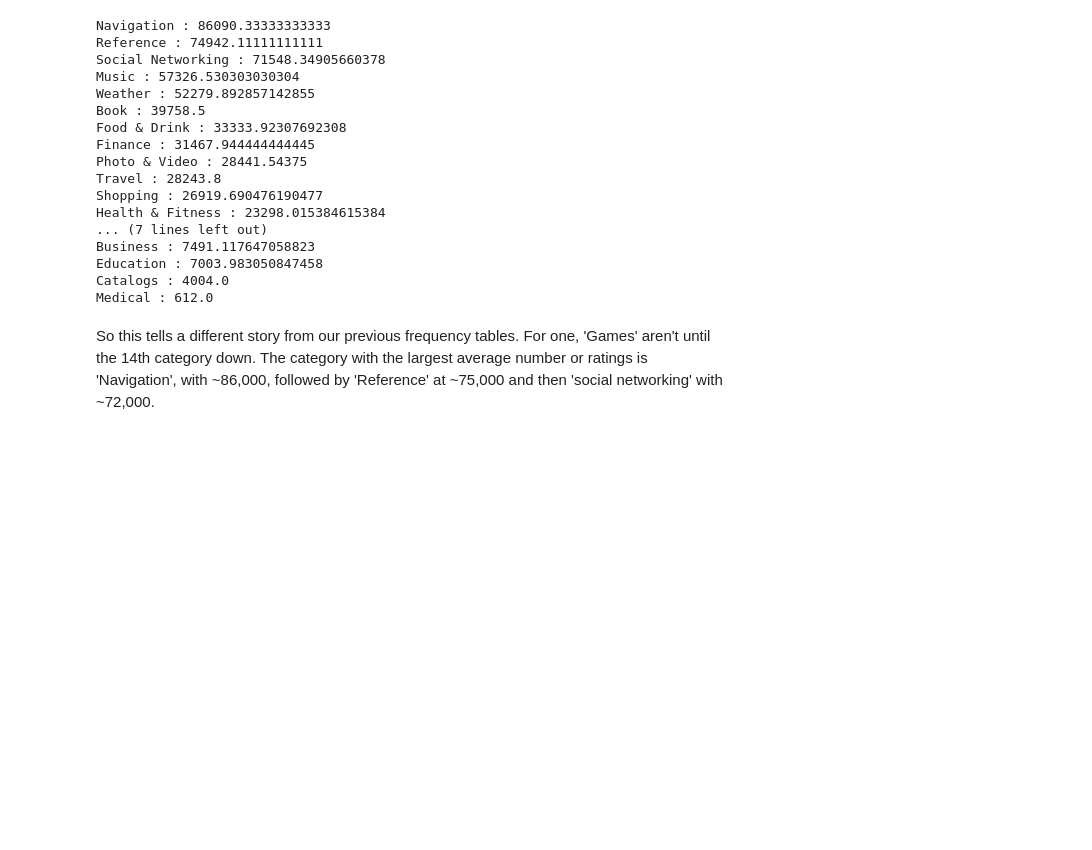
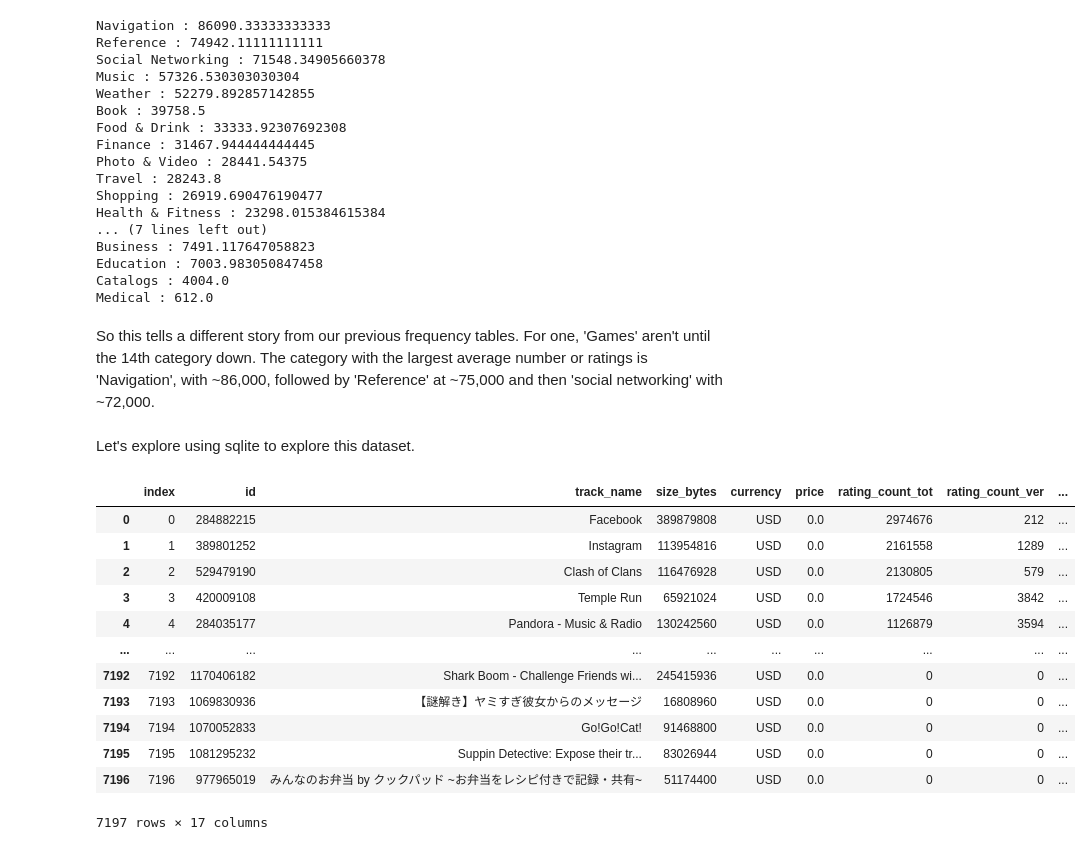
Before and after one commit to adamgrushan/App_Data_Analysis, a Jupyter notebook: initial.ipynb, the cells around one changed output. Drawn from its saved outputs; the diff is of its cells as text; code cells hidden in the pictures; blank space fills up the shorter version.

Commit message:
testing sqlite

```diff
--- a/initial.ipynb
+++ b/initial.ipynb
@@ -490,3 +490,39 @@ Catalogs : 4004.0
 Medical : 612.0
 # %% [markdown]
 So this tells a different story from our previous frequency tables. For one, 'Games' aren't until the 14th category down. The category with the largest average number or ratings is 'Navigation', with ~86,000, followed by 'Reference' at ~75,000 and then 'social networking' with ~72,000.
+# %% [markdown]
+Let's explore using sqlite to explore this dataset.
+# %%
+import sqlite3
+import pandas as pd
+
+df = pd.read_csv('googleplaystore.csv')
+df2 = pd.read_csv('applestore.csv')
+
+connection = sqlite3.connect('App_Data.db')
+crsr = connection.cursor()
+
+df.to_sql('A01_Google_Play_Store', connection, if_exists='replace')
+df2.to_sql('A02_Apple_Store', connection, if_exists='replace')
+# %%
+select_star_query = '''
+SELECT *
+FROM A02_Apple_Store
+ORDER BY rating_count_tot DESC
+'''
+
+pd.read_sql_query(select_star_query,connection)
+# %% [output]
+|  | index | id | track_name | size_bytes | currency | price | rating_count_tot | rating_count_ver | ... |
+| 0 | 0 | 284882215 | Facebook | 389879808 | USD | 0.0 | 2974676 | 212 | ... |
+| 1 | 1 | 389801252 | Instagram | 113954816 | USD | 0.0 | 2161558 | 1289 | ... |
+| 2 | 2 | 529479190 | Clash of Clans | 116476928 | USD | 0.0 | 2130805 | 579 | ... |
+| 3 | 3 | 420009108 | Temple Run | 65921024 | USD | 0.0 | 1724546 | 3842 | ... |
+| 4 | 4 | 284035177 | Pandora - Music & Radio | 130242560 | USD | 0.0 | 1126879 | 3594 | ... |
+| ... | ... | ... | ... | ... | ... | ... | ... | ... | ... |
+| 7192 | 7192 | 1170406182 | Shark Boom - Challenge Friends wi... | 245415936 | USD | 0.0 | 0 | 0 | ... |
+| 7193 | 7193 | 1069830936 | 【謎解き】ヤミすぎ彼女からのメッセージ | 16808960 | USD | 0.0 | 0 | 0 | ... |
+| 7194 | 7194 | 1070052833 | Go!Go!Cat! | 91468800 | USD | 0.0 | 0 | 0 | ... |
+| 7195 | 7195 | 1081295232 | Suppin Detective: Expose their tr... | 83026944 | USD | 0.0 | 0 | 0 | ... |
+| 7196 | 7196 | 977965019 | みんなのお弁当 by クックパッド ~お弁当をレシピ付きで記録・共有~ | 51174400 | USD | 0.0 | 0 | 0 | ... |
+7197 rows × 17 columns
```
Also changed, not shown: 2 other files.
